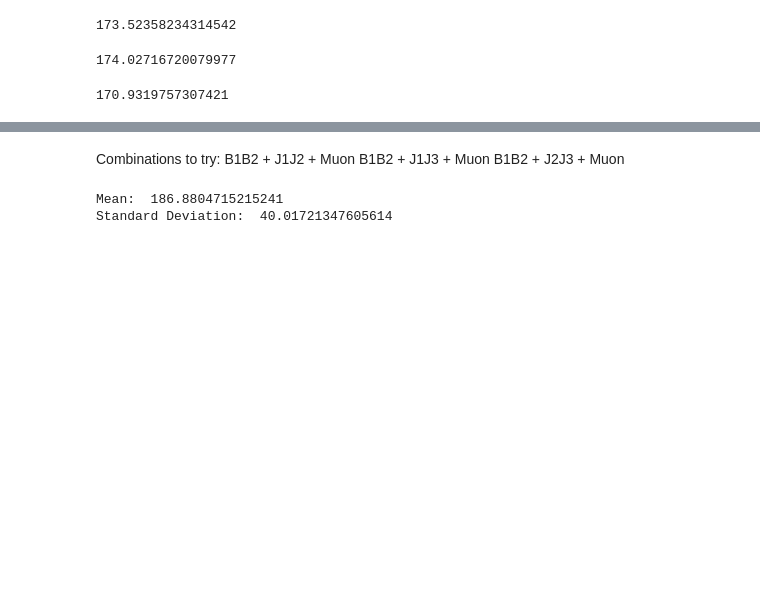
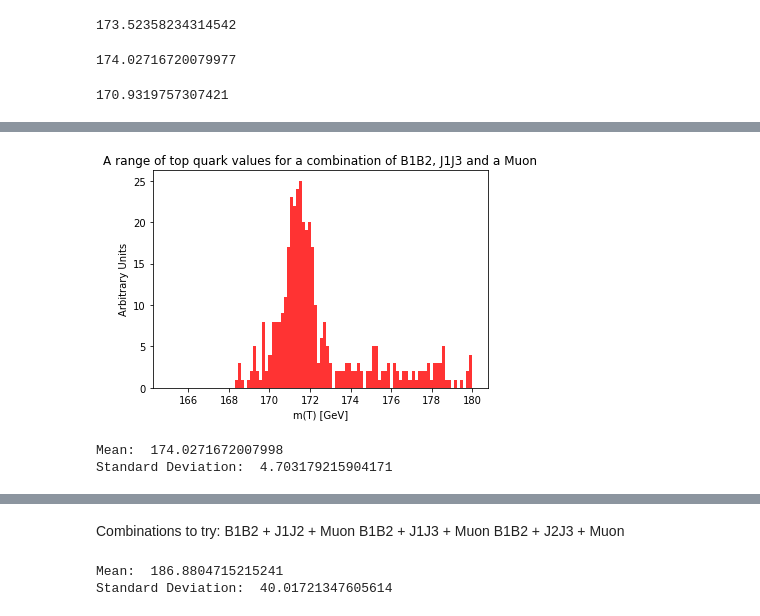
Before and after one commit to Hamza-Suleman/EPP-Coursework3, a Jupyter notebook: EPP_Coursework_3.ipynb, the cells around one changed output, grey strips where cells are left out. Saved outputs shown, nothing was run; the diff lists cells and outputs as text; code cells hidden in the pictures; blank space fills up the shorter version.

```diff
--- a/EPP_Coursework_3.ipynb
+++ b/EPP_Coursework_3.ipynb
@@ -373,0 +390,14 @@ print(b1b2mean+m23mean+muon_mass)
+# %%
+b1b2j1j3muon = b1b2mean + m13mean + muon_mass_list
+plt.hist(b1b2j1j3muon, bins=100, range=(165,180), label="m(T) [GeV]",alpha=0.8,color="r")
+plt.title("A range of top quark values for a combination of B1B2, J1J3 and a Muon")
+plt.ylabel("Arbitrary Units")
+plt.xlabel("m(T) [GeV]")
+plt.savefig("j1j3.png")
+plt.show()
+print('Mean: ', np.mean(b1b2j1j3muon))
+print("Standard Deviation: ", np.std(b1b2j1j3muon))
+# %% [output]
+[figure, added]
+Mean:  174.0271672007998
+Standard Deviation:  4.703179215904171
```
Also changed, not shown: parts of 5 cells of this notebook.
